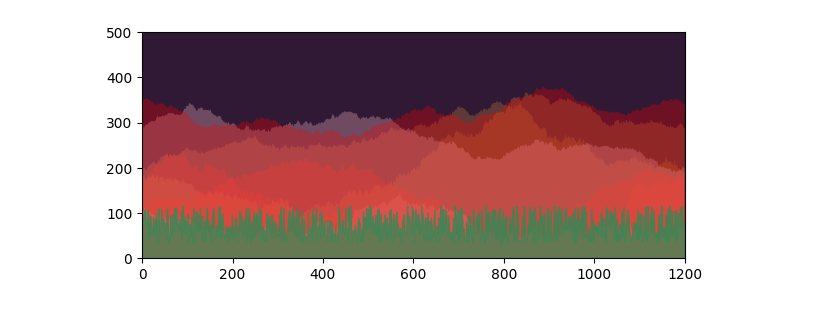
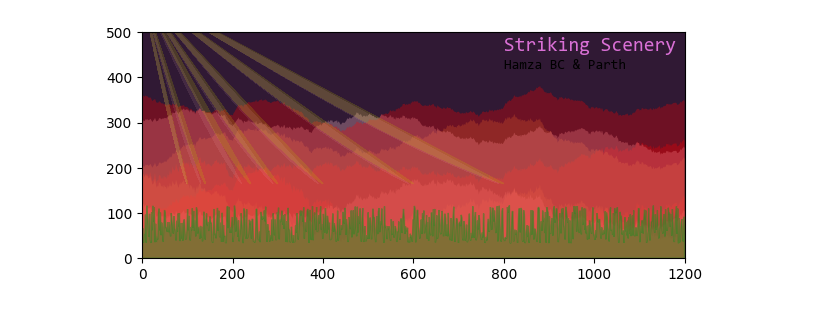
Before and after one commit to Parth7/ArtForFE, a Jupyter notebook: Sunset_grasslands.ipynb, the cells around one changed output. Drawn from its saved outputs; the diff is of its cells as text; code cells hidden in the pictures.

Commit message:
Completed!
Created sunlight using strikes and option prices.

Scaled the strikes to get a sunlight effet.

```diff
--- a/Sunset_grasslands.ipynb
+++ b/Sunset_grasslands.ipynb
@@ -114,7 +114,7 @@ def plot_mountains():
     rect = patches.Rectangle((0,0),canvas_width,canvas_height,linewidth=0,edgecolor='none',facecolor=sky_color)
     ax.add_patch(rect)
 
-
+    np.random.seed(seed=4)
     K = np.random.uniform(1, 100,10)+110 ;       # create a vector of strike prices to generate option prices
 
     color = [0,0,0];
@@ -142,6 +142,7 @@ def plot_mountains():
 
 def draw_option_grass(n,canvas_height,canvas_width):
 
+    hfont = {'fontname':'Consolas'}
     x_grid = np.linspace(0,canvas_width, num=n);
 
     #Defining the parameters
@@ -161,7 +162,7 @@ def draw_option_grass(n,canvas_height,canvas_width):
     sigmaj = 0.15 # sigma for jump process
     muRN = r-q-0.5*sigma**2 - lamda*(np.exp(muj + 0.5*(sigmaj)**2)-1); # Risk Neutral Drift with jumps
 
-
+    np.random.seed(seed=4)
     K = np.random.uniform(1, 100,800)+110 ;        # array of strikes
     final_curve = np.zeros(800);                   # initializing array to hold option prices
 
@@ -177,35 +178,59 @@ def draw_option_grass(n,canvas_height,canvas_width):
     e = np.array([canvas_width,0]).reshape((1,2))
     vertices = np.concatenate((a,d,e,a),axis=0);    # prepare vertices for the fill functions
 
-    # draw the current mountain
-    plt.fill(vertices[:,0],vertices[:,1],color='seagreen',alpha=0.7);
+    # draw the option price grass
+    plt.fill(vertices[:,0],vertices[:,1],color='forestgreen',alpha=0.5)
+
+
+    # This was a quick way of making the sunlight by plotting the option prices and strikes!
+    plt.plot((K-110),final_curve*5,'y',alpha=0.2,linewidth=1)
+    plt.plot((K-110)*1.4,final_curve*5,'y',alpha=0.2,linewidth=1)
+    plt.plot((K-110)*2.4,final_curve*5,'y',alpha=0.2,linewidth=1)
+    plt.plot((K-110)*3,final_curve*5,'y',alpha=0.2,linewidth=1)
+    plt.plot((K-110)*4,final_curve*5,'y',alpha=0.2,linewidth=1)
+    plt.plot((K-110)*6,final_curve*5,'y',alpha=0.2,linewidth=1)
+    plt.plot((K-110)*8,final_curve*5,'y',alpha=0.2,linewidth=1)
+
+    plt.plot((K-110)*0.99,final_curve*5,'pink',alpha=0.1,linewidth=0.5)
+    plt.plot((K-110)*1.3,final_curve*5,'pink',alpha=0.1,linewidth=0.5)
+    plt.plot((K-110)*2.2,final_curve*5,'pink',alpha=0.1,linewidth=0.5)
+    plt.plot((K-110)*2.9,final_curve*5,'pink',alpha=0.1,linewidth=0.5)
+    plt.plot((K-110)*3.9,final_curve*5,'pink',alpha=0.1,linewidth=0.5)
+    plt.plot((K-110)*5.9,final_curve*5,'pink',alpha=0.1,linewidth=0.5)
+    plt.plot((K-110)*7.9,final_curve*5,'pink',alpha=0.1,linewidth=0.5)
+
+    plt.text(800, 460, "Striking Scenery",**hfont,fontsize=14,color="orchid")
+    plt.text(800, 420, "Hamza BC & Parth",**hfont,color="black")
+
 
 def draw_mountain_range(y, sin_period, amp, noise_var, n, color,canvas_height,canvas_width):
 
     bm_ratio = 0.15;                                # controls the amplitude of the Brownian motion
     x_grid = np.linspace(0,canvas_width, num=n);
     phase_offset = (y / canvas_height) * 4 * np.pi;
     thetas = x_grid * 2 * np.pi / sin_period;
     # use the sum of two sine functions as the base curve
     base = np.sin(phase_offset + thetas);
     base = base + np.sin(phase_offset + 0.3 * thetas);
     base = base * amp;
     # add Brownian motion
+    np.random.seed(seed=5)
     bm = np.cumsum(np.sqrt(bm_ratio * amp) * np.random.normal(0,1,(1, n)));
     # add Gaussian noise
     final_curve = y + base + bm + noise_var * np.random.normal(0,1,(1, n));
 
     a = np.array([0,0]).reshape((1,2))
     b = np.transpose(x_grid).reshape((800,1))
     c = np.transpose(final_curve).reshape((800,1))
     d = np.concatenate((b,c),axis=1)
     e = np.array([canvas_width,0]).reshape((1,2))
     vertices = np.concatenate((a,d,e,a),axis=0);
     # prepare vertices for the fill functions
     # draw the current mountain
     plt.fill(vertices[:,0],vertices[:,1],color,alpha=0.3);
 
+
 if __name__ == "__main__":
     plot_mountains()
 # %% [output]
-[figure, old version]
+[figure, new version]
```
